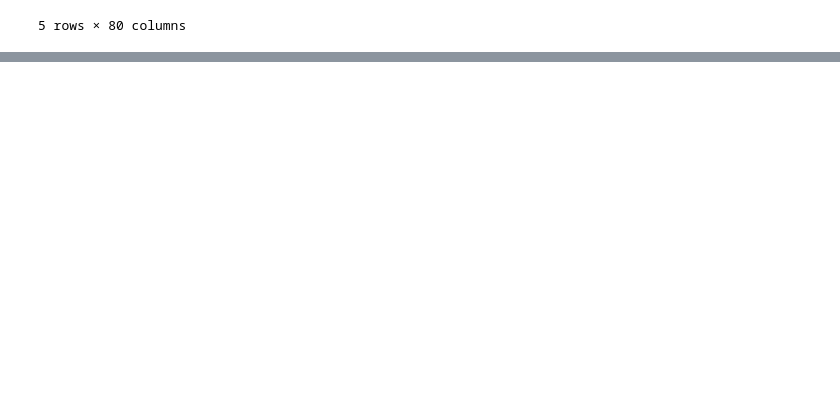
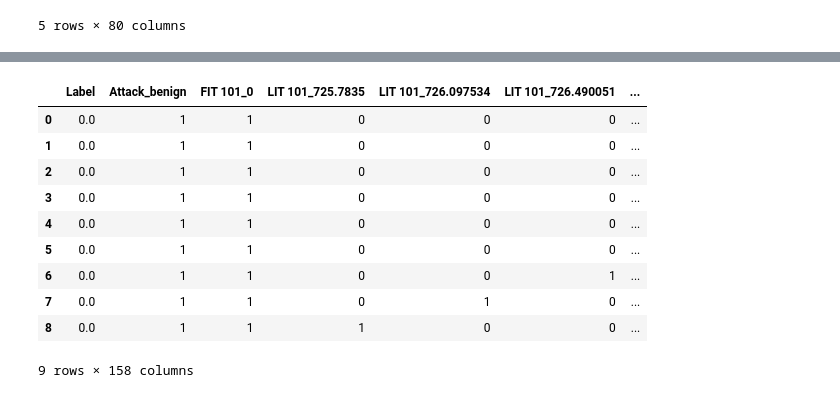
Before and after one commit to Bast-94/CYBERML-Project, a Jupyter notebook: cyber-ml.ipynb, the cells around one changed output, grey strips where cells are left out. Drawn from its saved outputs; the diff is of its cells as text; code cells hidden in the pictures; blank space fills up the shorter version.

```diff
--- a/cyber-ml.ipynb
+++ b/cyber-ml.ipynb
@@ -33,0 +69,14 @@ full_df.to_csv('SWaT.A3_dataset_Jul_19_labelled.csv')
+# %%
+one_hot_df
+# %% [output]
+|  | Label | Attack_benign | FIT 101_0 | LIT 101_725.7835 | LIT 101_726.097534 | LIT 101_726.490051 | ... |
+| 0 | 0.0 | 1 | 1 | 0 | 0 | 0 | ... |
+| 1 | 0.0 | 1 | 1 | 0 | 0 | 0 | ... |
+| 2 | 0.0 | 1 | 1 | 0 | 0 | 0 | ... |
+| 3 | 0.0 | 1 | 1 | 0 | 0 | 0 | ... |
+| 4 | 0.0 | 1 | 1 | 0 | 0 | 0 | ... |
+| 5 | 0.0 | 1 | 1 | 0 | 0 | 0 | ... |
+| 6 | 0.0 | 1 | 1 | 0 | 0 | 1 | ... |
+| 7 | 0.0 | 1 | 1 | 0 | 1 | 0 | ... |
+| 8 | 0.0 | 1 | 1 | 1 | 0 | 0 | ... |
+9 rows × 158 columns
```
Also changed, not shown: parts of 6 cells of this notebook.
